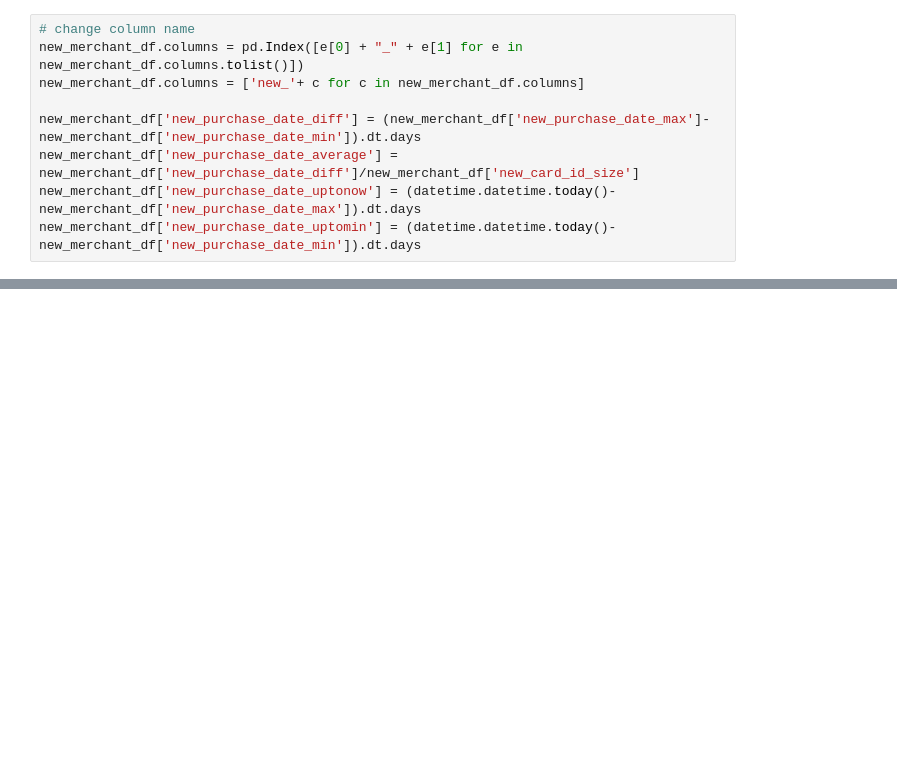
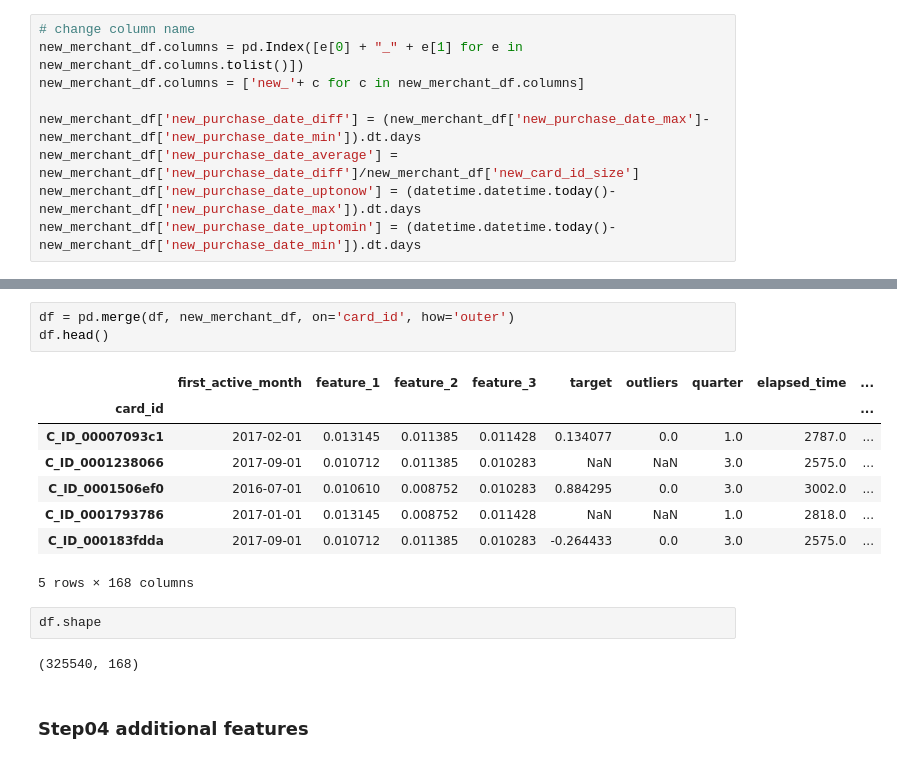
Before and after one commit to ionahu08/EloMerchantCategoryRecommendation, a Jupyter notebook: Competition/Project01.ipynb, the cells around one changed output, grey strips where cells are left out. Cells and saved outputs as stored; diff of their text form; blank space fills up the shorter version.

Commit message:
step04 Additional Features + 05 Split train and test data

```diff
--- a/Competition/Project01.ipynb
+++ b/Competition/Project01.ipynb
@@ -521,0 +556,18 @@ Decreased by 60.5%
+# %%
+df = pd.merge(df, new_merchant_df, on='card_id', how='outer')
+df.head()
+# %% [output]
+|  | first_active_month | feature_1 | feature_2 | feature_3 | target | outliers | quarter | elapsed_time | ... |
+| card_id |  |  |  |  |  |  |  |  | ... |
+| C_ID_00007093c1 | 2017-02-01 | 0.013145 | 0.011385 | 0.011428 | 0.134077 | 0.0 | 1.0 | 2787.0 | ... |
+| C_ID_0001238066 | 2017-09-01 | 0.010712 | 0.011385 | 0.010283 | NaN | NaN | 3.0 | 2575.0 | ... |
+| C_ID_0001506ef0 | 2016-07-01 | 0.010610 | 0.008752 | 0.010283 | 0.884295 | 0.0 | 3.0 | 3002.0 | ... |
+| C_ID_0001793786 | 2017-01-01 | 0.013145 | 0.008752 | 0.011428 | NaN | NaN | 1.0 | 2818.0 | ... |
+| C_ID_000183fdda | 2017-09-01 | 0.010712 | 0.011385 | 0.010283 | -0.264433 | 0.0 | 3.0 | 2575.0 | ... |
+5 rows × 168 columns
+# %%
+df.shape
+# %% [output]
+(325540, 168)
+# %% [markdown]
+### Step04 additional features
```
Also changed, not shown: parts of 18 cells of this notebook.
